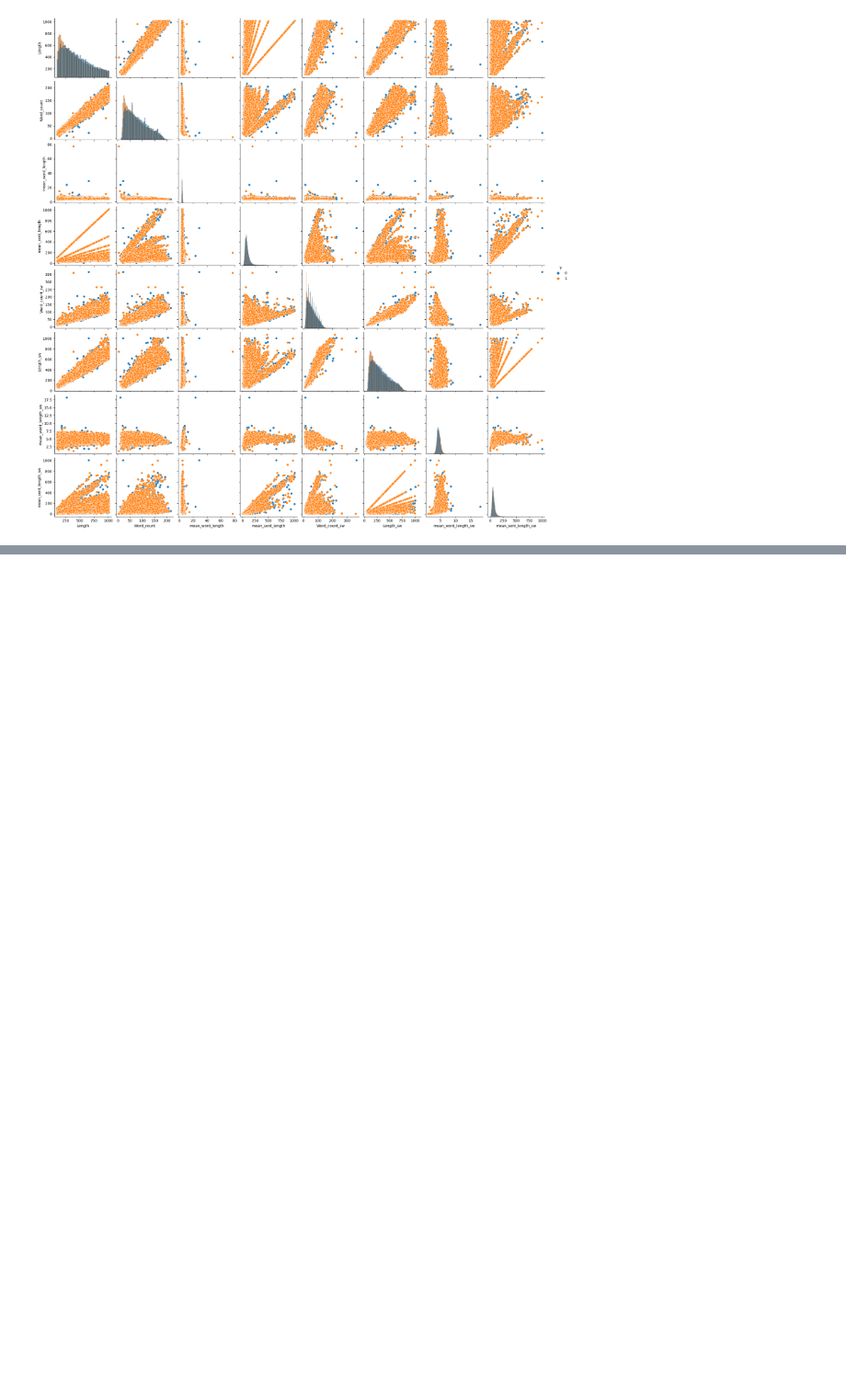
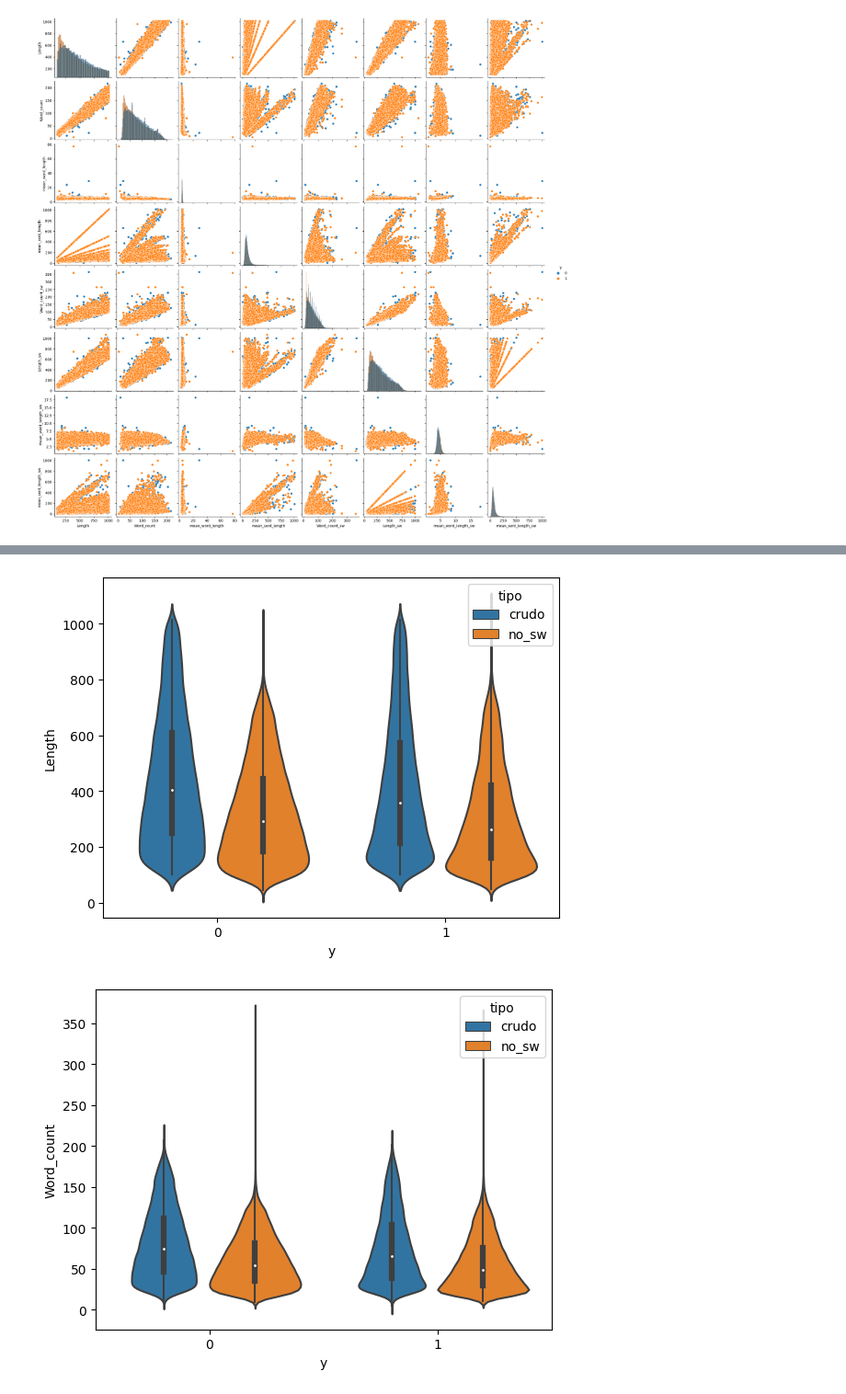
Before and after one commit to MaLuisa7/data_processing_and_classification_MasterDS, a Jupyter notebook: Practica4.ipynb, the cells around one changed output, grey strips where cells are left out. Shown at 92% size. Cells and saved outputs as stored; diff of their text form; code cells hidden in the pictures; blank space fills up the shorter version.

```diff
--- a/Practica4.ipynb
+++ b/Practica4.ipynb
@@ -114,0 +133,8 @@ sns.pairplot(balanced_df, hue="y", diag_kind="hist")
+# %%
+balanced_df_1 = balanced_df.loc[:, ['y', 'Length', 'Word_count', 'mean_word_length', 'mean_sent_length'] ]
+balanced_df_1['tipo'] = 'crudo'
+balanced_df_2 = balanced_df.loc[:, ['y', 'Word_count_sw', 'Length_sw', 'mean_word_length_sw', 'mean_sent_length_sw'] ].rename(columns= dict(zip ([ 'Word_count_sw', 'Length_sw', 'mean_word_length_sw', 'mean_sent_length_sw'],
+                                                                                                                                                      [ 'Word_count','Length',  'mean_word_length', 'mean_sent_length'] )))
+balanced_df_2['tipo'] = 'no_sw'
+balance_df_3 = pd.concat([balanced_df_1, balanced_df_2], axis =0 )
+balance_df_3.head()
@@ -114,0 +148,7 @@ sns.pairplot(balanced_df, hue="y", diag_kind="hist")
+# %%
+for col in [ 'Length', 'Word_count', 'mean_word_length', 'mean_sent_length']:
+  plt.figure()
+  sns.violinplot(data=balance_df_3, x="y", y=col, hue="tipo")
+# %% [output]
+[figure, added]
+[figure, added]
```
Also changed, not shown: parts of 4 cells of this notebook.
